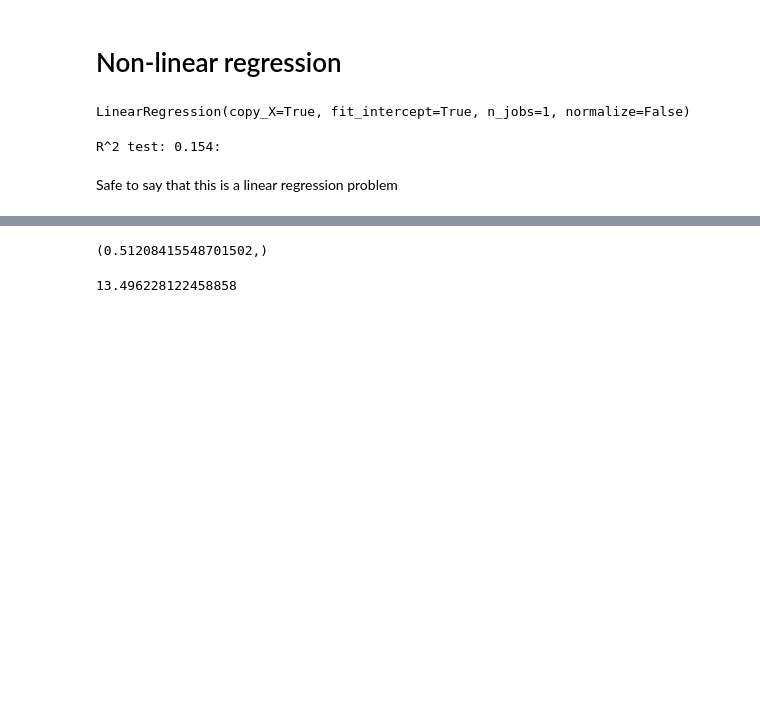
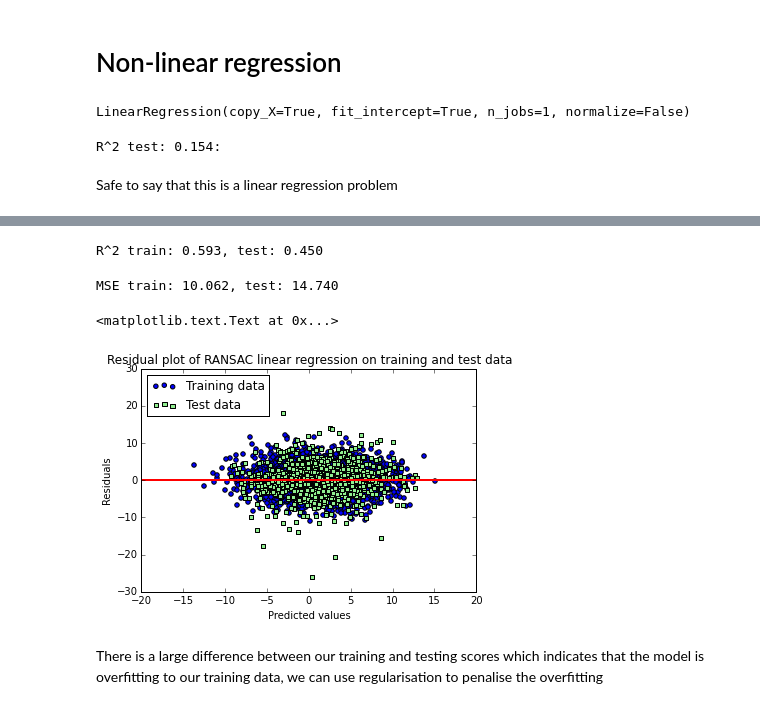
Before and after one commit to Fungie/C1-challenge, a Jupyter notebook: Capital one data science problem.ipynb, the cells around one changed output, grey strips where cells are left out. Saved outputs shown, nothing was run; the diff lists cells and outputs as text; code cells hidden in the pictures; blank space fills up the shorter version.

Commit message:
split up then ransac

```diff
--- a/Capital one data science problem.ipynb
+++ b/Capital one data science problem.ipynb
@@ -240,11 +240,11 @@ X_train, X_test, y_train, y_test = train_test_split(X,y)
 # %%
 ransac = RANSACRegressor(LinearRegression(),
                         max_trials=100,
-                        min_samples=3000,
+                        min_samples=1500,
                         residual_metric = lambda x: np.sum(np.abs(x),axis=1),
-                        residual_threshold = 5.0,
+                        residual_threshold = 10.0,
                         random_state=0)
-ransac.fit(X,y)
+ransac.fit(X_train,y_train)
 # %% [output]
 RANSACRegressor(base_estimator=LinearRegression(copy_X=True, fit_intercept=True, n_jobs=1, normalize=False),
         is_data_valid=None, is_model_valid=None, max_trials=100,
@@ -266,11 +266,33 @@ The amount of outliers from this threshold is 693 out of 5000
+# %%
+X_train = X_train[inlier_mask]
+# %%
+y_train = y_train[inlier_mask]
 # %%
-y_train_pred_ransac = ransac.predict(X)
-y_test_pred_ransac = ransac.predict(X_testdf)
+y_train_pred_ransac = ransac.predict(X_train)
+y_test_pred_ransac = ransac.predict(X_test)
-# %%
-r2_score(y, y_train_pred_ransac),
-# %% [output]
-(0.51208415548701502,)
-# %%
-mean_squared_error(y,y_train_pred_ransac)
-# %% [output]
-13.496228122458858
+# %%
+print 'R^2 train: %.3f, test: %.3f' %(
+r2_score(y_train, y_train_pred_ransac),
+r2_score(y_test, y_test_pred_ransac))
+# %% [output]
+R^2 train: 0.593, test: 0.450
+# %%
+print 'MSE train: %.3f, test: %.3f' %(
+mean_squared_error(y_train, y_train_pred_ransac),
+mean_squared_error(y_test, y_test_pred_ransac))
+# %% [output]
+MSE train: 10.062, test: 14.740
+# %%
+plt.scatter(y_train_pred_ransac,  y_train_pred_ransac - y_train, c='blue', marker='o', label='Training data')
+plt.scatter(y_test_pred_ransac,  y_test_pred_ransac - y_test, c='lightgreen', marker='s', label='Test data')
+plt.xlabel('Predicted values')
+plt.ylabel('Residuals')
+plt.legend(loc='upper left')
+plt.hlines(y=0, xmin=-20, xmax=20, lw=2, color='red')
+plt.xlim([-20,20])
+plt.title('Residual plot of RANSAC linear regression on training and test data')
+# %% [output]
+<matplotlib.text.Text at 0x...>
+[figure, added]
+# %% [markdown]
+There is a large difference between our training and testing scores which indicates that the model is overfitting to our training data, we can use regularisation to penalise the overfitting
```
Also changed, not shown: parts of 5 cells of this notebook.
